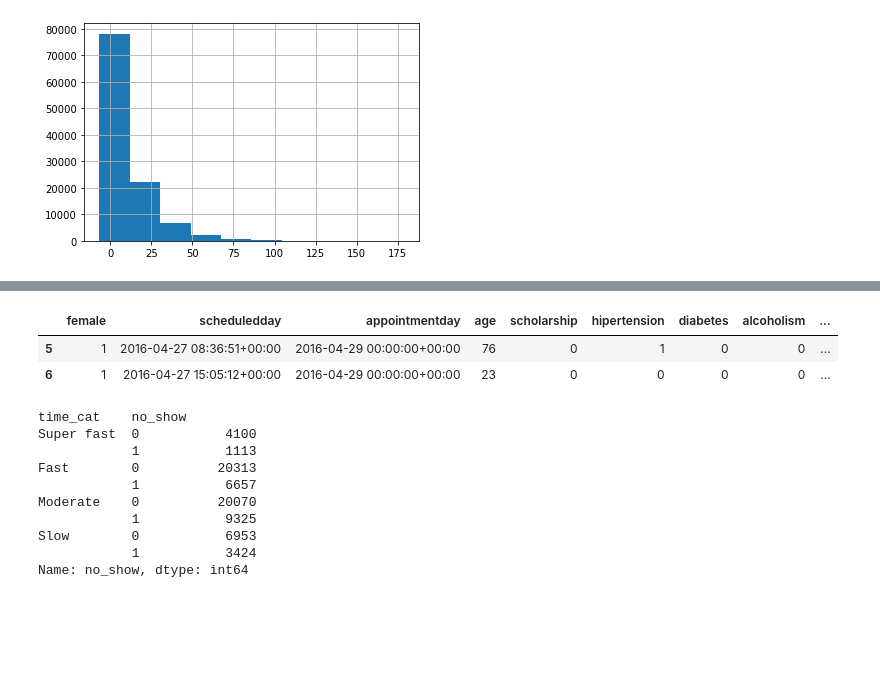
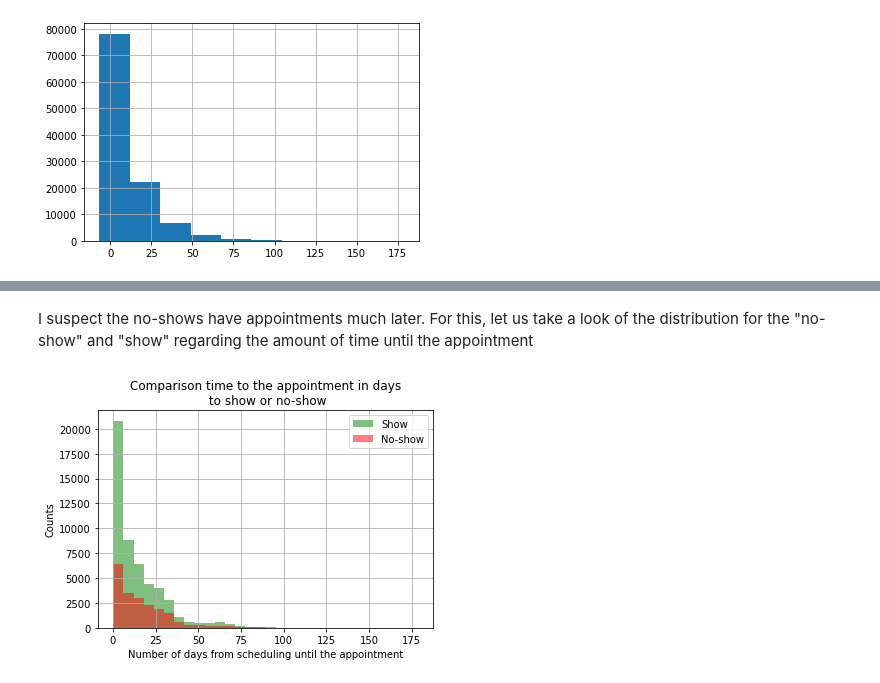
Before and after one commit to JuanGarcia10/no-show-appointments-brasil, a Jupyter notebook: investigate-a-dataset-template.ipynb, the cells around one changed output, grey strips where cells are left out. Saved outputs shown, nothing was run; the diff lists cells and outputs as text; code cells hidden in the pictures; blank space fills up the shorter version.

```diff
--- a/investigate-a-dataset-template.ipynb
+++ b/investigate-a-dataset-template.ipynb
@@ -403,23 +385,0 @@ bin_names = ['Super fast', 'Fast', 'Moderate', 'Slow']
-# %%
-# create a new column with time categories
-df_time['time_cat'] = pd.cut(df_time['time_passed'], bin_edges, labels=bin_names)
-df_time.head(2)
-# %% [output]
-|  | female | scheduledday | appointmentday | age | scholarship | hipertension | diabetes | alcoholism | ... |
-| 5 | 1 | 2016-04-27 08:36:51+00:00 | 2016-04-29 00:00:00+00:00 | 76 | 0 | 1 | 0 | 0 | ... |
-| 6 | 1 | 2016-04-27 15:05:12+00:00 | 2016-04-29 00:00:00+00:00 | 23 | 0 | 0 | 0 | 0 | ... |
-# %%
-# group by no_show and get the counts for each
-df_time_grouped = df_time.groupby(['time_cat', 'no_show'])['no_show'].count()
-df_time_grouped
-# %% [output]
-time_cat    no_show
-Super fast  0           4100
-            1           1113
-Fast        0          20313
-            1           6657
-Moderate    0          20070
-            1           9325
-Slow        0           6953
-            1           3424
-Name: no_show, dtype: int64
@@ -430,0 +386,12 @@ plt.xlabel('')
+# %% [markdown]
+I suspect the no-shows have appointments much later. For this, let us take a look of the distribution for the "no-show" and "show" regarding the amount of time until the appointment
+# %%
+# create a histogram to see the distribution
+df_time.time_passed[show_mask].hist(alpha = 0.5, color = 'green', bins=30, label='Show');
+df_time.time_passed[no_show_mask].hist(alpha = 0.5, color = 'red', bins=30, label='No-show');
+plt.legend();
+plt.title('Comparison time to the appointment in days\n to show or no-show')
+plt.xlabel('Number of days from scheduling until the appointment')
+plt.ylabel('Counts');
+# %% [output]
+[figure, added]
```
Also changed, not shown: parts of 27 cells of this notebook.
